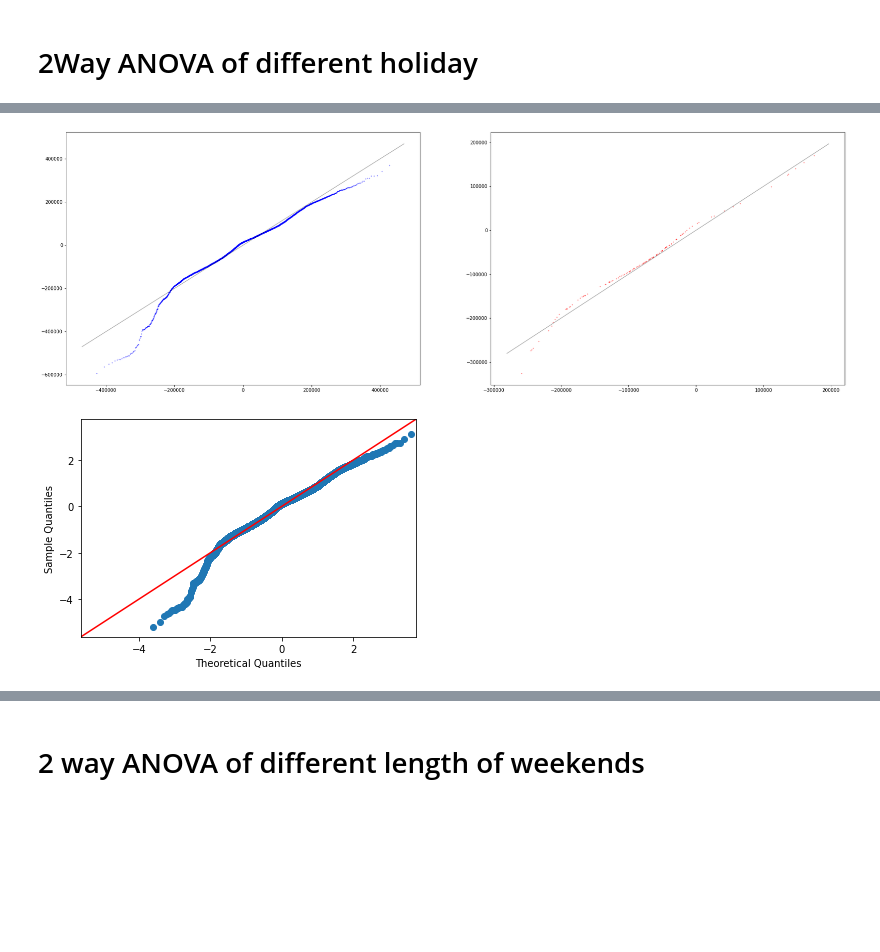
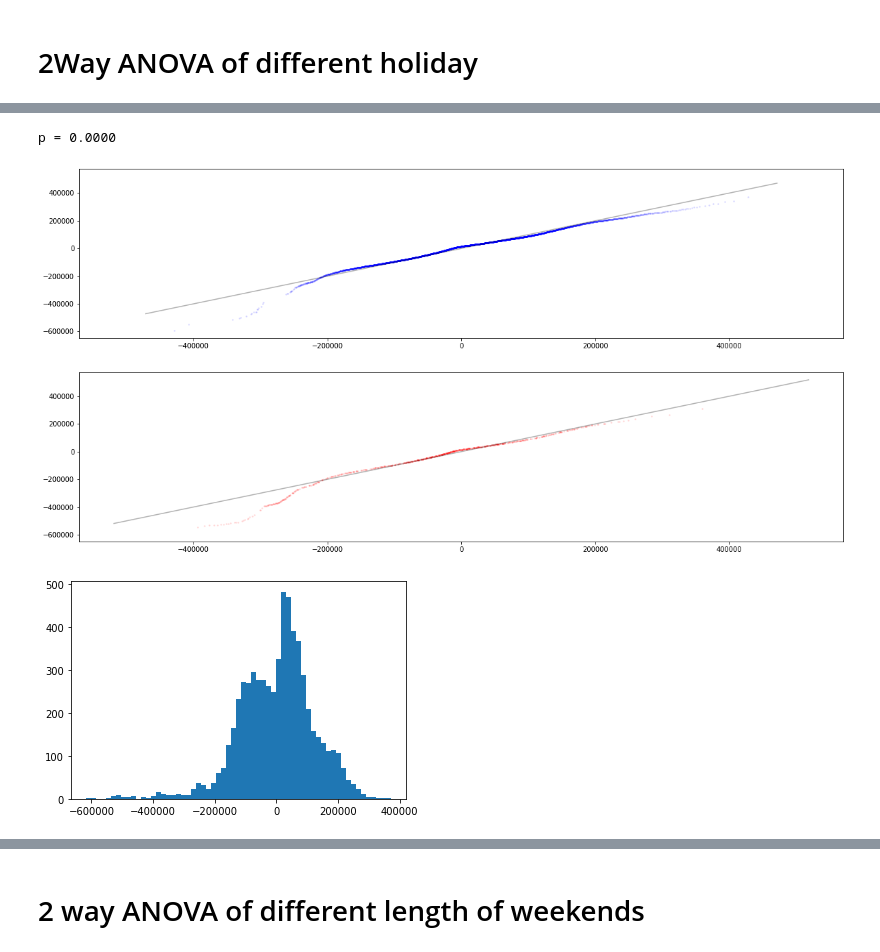
Before and after one commit to sam901122/Statistics_FinalProject, a Jupyter notebook: project_TRA/TRA_main.ipynb, the cells around one changed output, grey strips where cells are left out. Cells and saved outputs as stored; diff of their text form; code cells hidden in the pictures; blank space fills up the shorter version.

```diff
--- a/project_TRA/TRA_main.ipynb
+++ b/project_TRA/TRA_main.ipynb
@@ -68,0 +101,20 @@ NATION = ['雙十', '二二八', '元旦', '清明', '勞動']
+# %%
+# holi_len
+acc = 0
+startIndex = 0
+endIndex = 0
+currentType = holi_types[0]
+for i in range( len( holi_types ) ) :
+    if holi_types[i] == currentType :
+        endIndex += 1
+        acc += 1
+    else :
+        for j in range( startIndex, endIndex ) :
+            holi_lens.append( acc )
+        acc = 0
+        startIndex = endIndex
+        currentType = holi_types[i]
+        endIndex += 1
+
+for i in range( startIndex, endIndex ) :
+    holi_lens.append( acc )
@@ -109,11 +196,14 @@ for i in range( len( ANOVA_df ) ) :
     resid_dict[ANOVA_df['Date'][i].to_pydatetime()] = results.resid[i]
 # %%
 stat, p = stats.shapiro( results.resid )
+print( f'p = {p:.4f}' )
+# %% [output]
+p = 0.0000
-# %%
-self_qqplot( resid_dict, 2022 )
-# %% [output]
-[figure, removed]
-# %%
-fig = sm.qqplot( results.resid, stats.norm, fit=True, line = '45' )
-# %% [output]
-[figure, removed]
+# %%
+ft.self_qqplot( resid_dict, 2020 )
+# %% [output]
+[figure, added]
+# %%
+_ = plt.hist( results.resid, bins='auto' )
+# %% [output]
+[figure, added]
```
Also changed, not shown: parts of 26 cells of this notebook, 4 other files.
